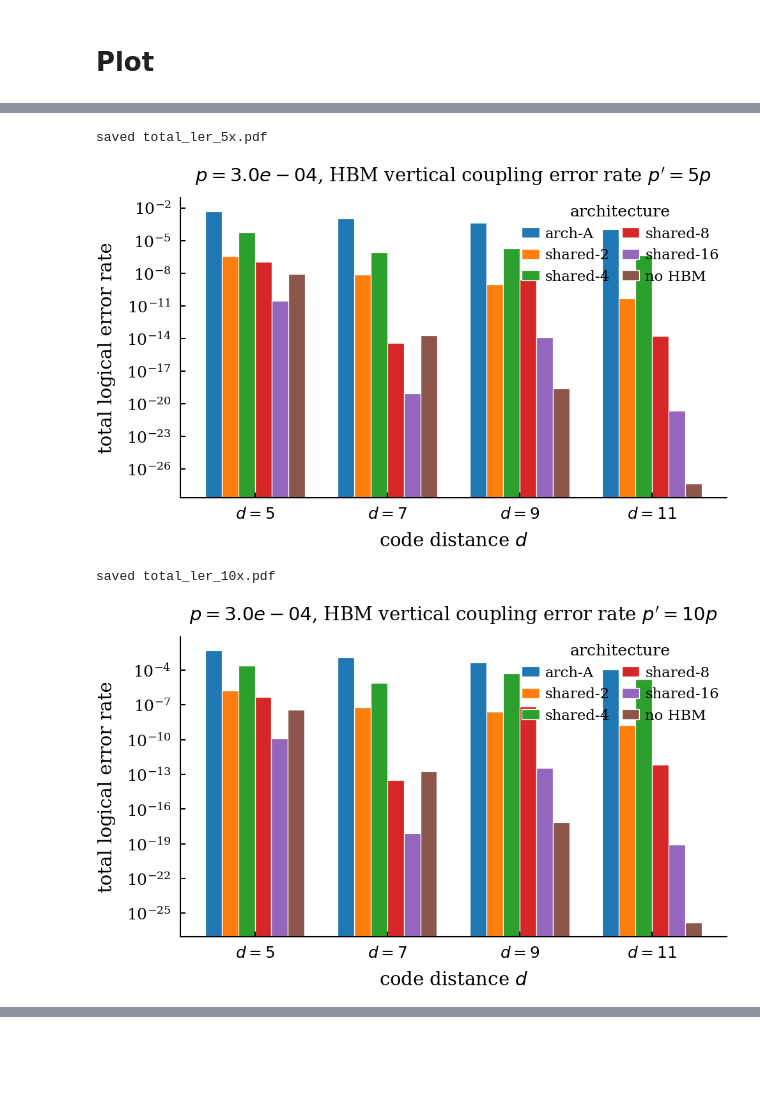
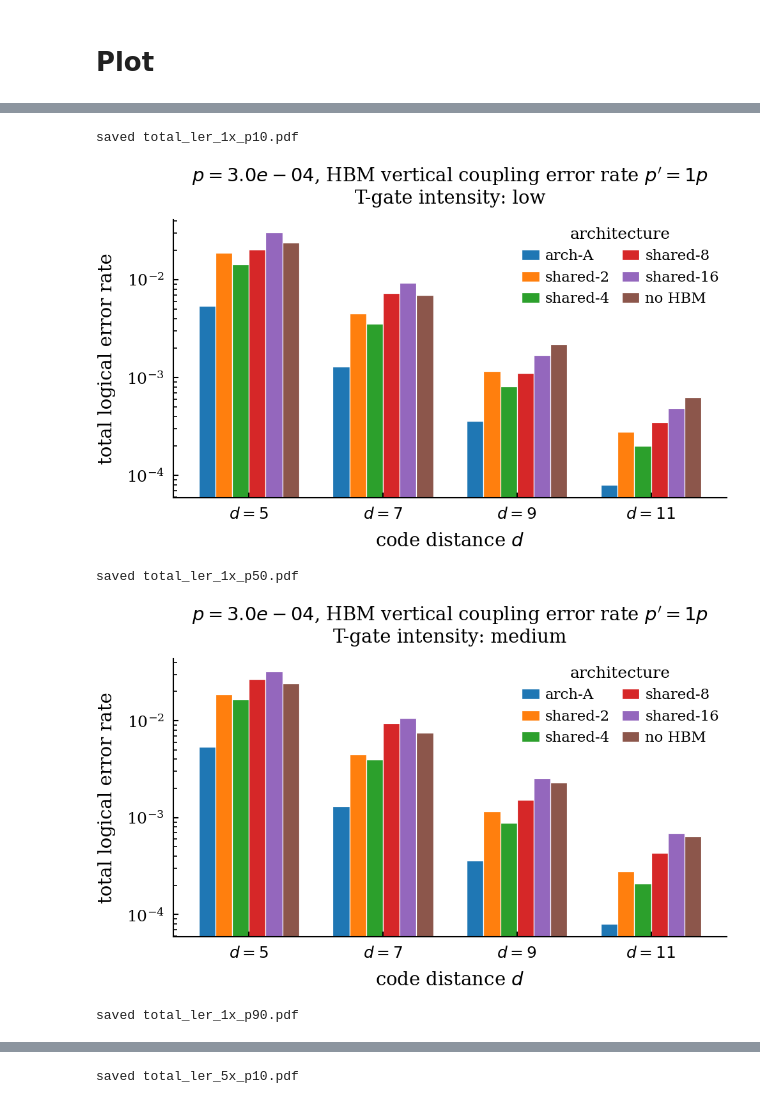
Before and after one commit to cnpapado/hbm, a Jupyter notebook: lattice_surgery/plot.ipynb, the cells around one changed output, grey strips where cells are left out. Cells and saved outputs as stored; diff of their text form; code cells hidden in the pictures; blank space fills up the shorter version.

Commit message:
added baseline threshold with grey, different plots for low, med, high T gate intensity

```diff
--- a/lattice_surgery/plot.ipynb
+++ b/lattice_surgery/plot.ipynb
@@ -7,7 +7,7 @@ import pickle
 
 with open("sim_data.pkl", "rb") as f:
     dfs = pickle.load(f)
-df_sym, df_5x, df_10x = dfs["df_sym"], dfs["df_5x"], dfs["df_10x"]
+df_baseline, df_1x, df_5x, df_10x = dfs["df_baseline"], dfs["df_p"], dfs["df_5p"], dfs["df_10p"]
 # %% [markdown]
 # Plot
 # %%
@@ -277,7 +336,6 @@ COL_IN         = COLUMNWIDTH_PT / PT_PER_INCH          # ~3.34 in
 GOLDEN         = (1 + 5**0.5) / 2
 FIG_SIZE       = (COL_IN, COL_IN / GOLDEN)             # ~3.34 × 2.06 in
 
-# Use LaTeX fonts to match the paper body
 plt.rcParams.update({
     "text.usetex":         False,
     "font.family":         "serif",
@@ -319,9 +377,26 @@ MODE_LABELS = {
     "no_hbm":           r"no HBM",
 }
 
+T_INTENSITY_LABELS = {
+    "10":  "low",
+    "50":  "medium",
+    "90":  "high",
+}
 
-def plot_total_ler(df_hbm, hbm_label, p=P_TARGET, outfile=None):
-    ns = sorted(df_routing["N"].unique())
+
+def plot_total_ler(df_hbm, hbm_label, t_intensity=None, p=P_TARGET, outfile=None):
+    """
+    df_hbm:       prepared LER dataframe for the HBM multiplier (df_1x/df_5x/df_10x)
+    hbm_label:    string like "1", "5", "10" for title and filename
+    t_intensity:  one of "10", "50", "90" (T-gate percentile), or None for all combined
+    """
+    # Filter routing data by T-gate intensity if specified
+    if t_intensity is not None:
+        df_r = df_routing[df_routing["t_intensity"] == t_intensity]
+    else:
+        df_r = df_routing
+
+    ns = sorted(df_r["N"].unique())
     valid_ns = [n for n in ns if np.sqrt(n) <= max(DISTANCES)]
     if not valid_ns:
         return
@@ -331,9 +406,16 @@ def plot_total_ler(df_hbm, hbm_label, p=P_TARGET, outfile=None):
         d_to_ns[snap_distance(n)].append(n)
     ds = sorted(d_to_ns.keys())
 
-    x        = np.arange(len(ds))
-    n_modes  = len(MODES)
-    width    = 0.75 / n_modes
+    # Prepare LER lookup tables
+    df_planar_lookup = prepare_plot_df(df_baseline)
+    df_planar_lookup = df_planar_lookup[df_planar_lookup["mode"] == 0]
+    df_hbm_lookup    = prepare_plot_df(df_hbm)
+    hbm_mode         = df_hbm["mode"].iloc[0]
+    df_hbm_lookup    = df_hbm_lookup[df_hbm_lookup["mode"] == hbm_mode]
+
+    x       = np.arange(len(ds))
+    n_modes = len(MODES)
+    width   = 0.75 / n_modes
 
     fig, ax = plt.subplots(figsize=FIG_SIZE)
 
@@ -342,12 +424,12 @@ def plot_total_ler(df_hbm, hbm_label, p=P_TARGET, outfile=None):
         for d in ds:
             vals = []
             for n in d_to_ns[d]:
-                row = df_routing[(df_routing["N"] == n) & (df_routing["mode"] == mode)]
+                row = df_r[(df_r["N"] == n) & (df_r["mode"] == mode)]
                 if row.empty:
                     continue
                 msrd  = row["MSRD"].values[0]
-                ler_p = lookup_ler(df_sym, d, p)
-                ler_h = lookup_ler(df_hbm, d, p)
+                ler_p = lookup_ler(df_planar_lookup, d, p)
+                ler_h = lookup_ler(df_hbm_lookup, d, p)
                 v     = total_ler(msrd, ler_p, ler_h)
                 if not np.isnan(v):
                     vals.append(v)
@@ -363,41 +445,55 @@ def plot_total_ler(df_hbm, hbm_label, p=P_TARGET, outfile=None):
 
     ax.set_yscale("log")
     ax.set_xticks(x)
     ax.set_xticklabels([f"$d={d}$" for d in ds])
     ax.set_xlabel("code distance $d$")
     ax.set_ylabel("total logical error rate")
-    # ax.set_title(rf"HBM noise $\times${hbm_label}, $p={p:.0e}$".replace("e-0", r"\times10^{-").replace("e-", r"\times10^{-") + "}")
-    ax.set_title(f"$p={p:.1e}$, HBM vertical coupling error rate $p'={hbm_label}p$")
 
-    # clean spine
+    t_str = f"T-gate intensity: {T_INTENSITY_LABELS[t_intensity]}" if t_intensity else ""
+    ax.set_title(f"$p={p:.1e}$, HBM vertical coupling error rate $p'={hbm_label}p$\n{t_str}")
+
     ax.spines["top"].set_visible(False)
     ax.spines["right"].set_visible(False)
     ax.yaxis.set_major_formatter(ticker.LogFormatterMathtext())
     ax.yaxis.set_minor_locator(ticker.LogLocator(subs="all", numticks=10))
     ax.yaxis.set_minor_formatter(ticker.NullFormatter())
     ax.tick_params(which="minor", length=1.5, width=0.4)
 
     ax.legend(
         title="architecture",
         ncol=2,
         frameon=False,
         handlelength=1.2,
         handletextpad=0.4,
         columnspacing=0.8,
         borderpad=0,
     )
 
     fig.tight_layout(pad=0.3)
-    fname = outfile or f"total_ler_{hbm_label}.pdf"
-    fig.savefig(figures_path+fname)
+    fname = outfile or f"total_ler_{hbm_label}x.pdf"
+    fig.savefig(figures_path + fname)
     print(f"saved {fname}")
     plt.show()
 
 
-plot_total_ler(df_5x,  "5",  outfile="total_ler_5x.pdf")
-plot_total_ler(df_10x, "10", outfile="total_ler_10x.pdf")
+# Generate all combinations: 3 HBM multipliers × 3 T-gate intensities
+HBM_DFS = {
+    "1":  df_1x,
+    "5":  df_5x,
+    "10": df_10x,
+}
+
+for hbm_mult, df_hbm in HBM_DFS.items():
+    for t_pct in ["10", "50", "90"]:
+        plot_total_ler(
+            df_hbm,
+            hbm_label=hbm_mult,
+            t_intensity=t_pct,
+            outfile=f"total_ler_{hbm_mult}x_p{t_pct}.pdf",
+        )
 # %% [output]
-saved total_ler_5x.pdf
+saved total_ler_1x_p10.pdf
-[figure, old version]
+[figure, new version]
-saved total_ler_10x.pdf
+saved total_ler_1x_p50.pdf
-[figure, old version]
+[figure, new version]
+saved total_ler_1x_p90.pdf
@@ -403,0 +501 @@ saved total_ler_10x.pdf
+saved total_ler_5x_p10.pdf
```
Also changed, not shown: parts of 3 cells of this notebook, 17 other files.
